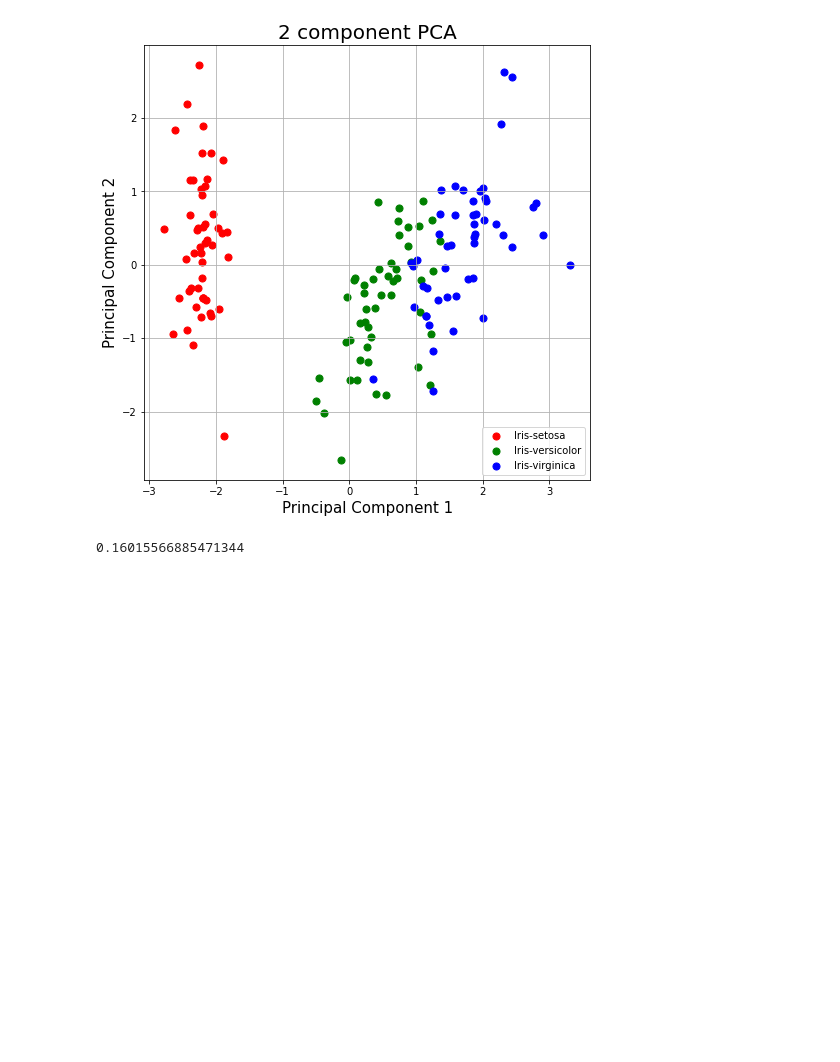
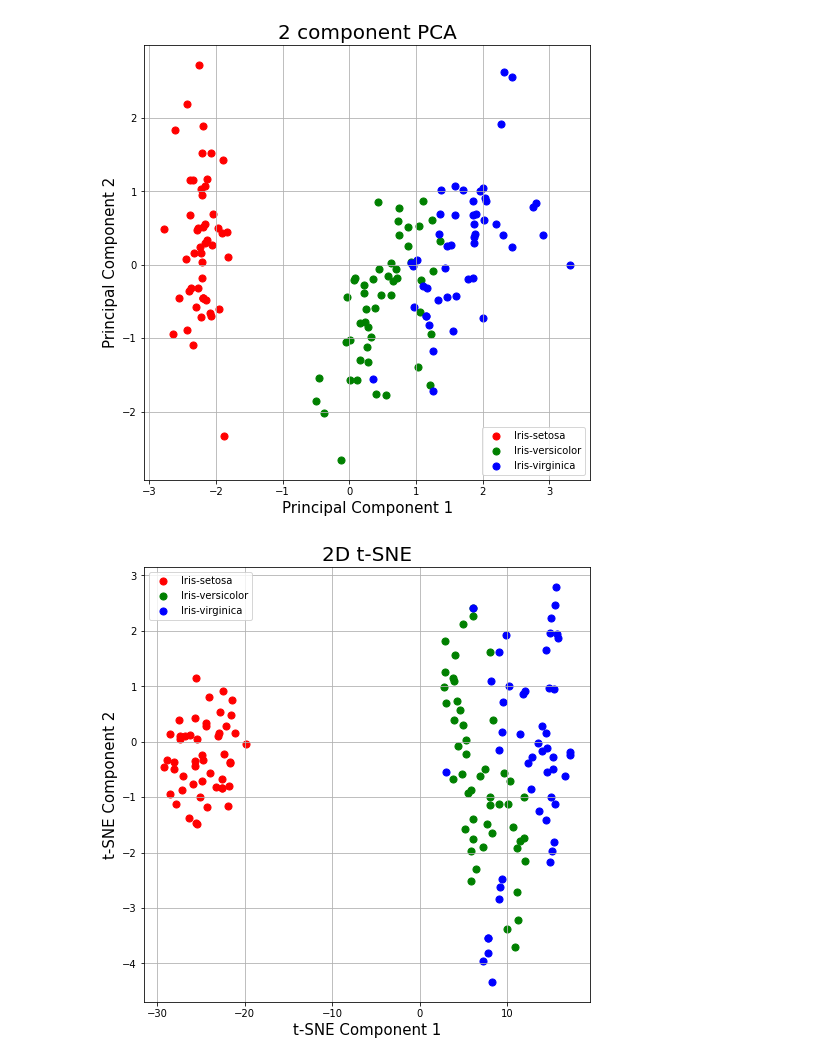
Before and after one commit to henrysun9074/fishics, a Jupyter notebook: demo/pca-tsne.ipynb, the cells around one changed output. Drawn from its saved outputs; the diff is of its cells as text; code cells hidden in the pictures; blank space fills up the shorter version.

Commit message:
ran tsne visualization demo

```diff
--- a/demo/pca.ipynb
+++ b/demo/pca-tsne.ipynb
@@ -69,29 +69,29 @@ array([0.72770452, 0.23030523])
 # %%
 from sklearn.manifold import TSNE
 
+# Using t-SNE
 tsne = TSNE(n_components=2, random_state=42)
-xtsne = tsne.fit_transform(x) # line for running tsne
-tsne.kl_divergence_
+tsneComponents = tsne.fit_transform(x)
+tsneDf = pd.DataFrame(data=tsneComponents, columns=['t-SNE component 1', 't-SNE component 2'])
+finalDf = pd.concat([tsneDf, df[['target']]], axis=1)
 
-# tSNEdf = pd.DataFrame(data = xtsne
-#              , columns = ['axis 1', 'axis 2'])
-# finalDf = pd.concat([tSNEdf, df[['target']]], axis = 1)
+# Plot
+fig = plt.figure(figsize=(8, 8))
+ax = fig.add_subplot(1, 1, 1)
+ax.set_xlabel('t-SNE Component 1', fontsize=15)
+ax.set_ylabel('t-SNE Component 2', fontsize=15)
+ax.set_title('2D t-SNE', fontsize=20)
 
-# fig = plt.figure(figsize = (8,8))
-# ax = fig.add_subplot(1,1,1)
-# # ax.set_xlabel('Principal Component 1', fontsize = 15)
-# # ax.set_ylabel('Principal Component 2', fontsize = 15)
-# # ax.set_title('2 component PCA', fontsize = 20)
-
-# targets = ['Iris-setosa', 'Iris-versicolor', 'Iris-virginica']
-# colors = ['r', 'g', 'b']
-# for target, color in zip(targets,colors):
-#     indicesToKeep = finalDf['target'] == target
-#     ax.scatter(finalDf.loc[indicesToKeep, 'axis 1']
-#                , finalDf.loc[indicesToKeep, 'axis 2']
-#                , c = color
-#                , s = 50)
-# ax.legend(targets)
-# ax.grid()
+targets = ['Iris-setosa', 'Iris-versicolor', 'Iris-virginica']
+colors = ['r', 'g', 'b']
+for target, color in zip(targets, colors):
+    indicesToKeep = finalDf['target'] == target
+    ax.scatter(finalDf.loc[indicesToKeep, 't-SNE component 1'],
+               finalDf.loc[indicesToKeep, 't-SNE component 2'],
+               c=color,
+               s=50)
+ax.legend(targets)
+ax.grid()
+plt.show()
 # %% [output]
-0.16015566885471344
+[figure, added]
```
Also changed, not shown: 2 other files.
